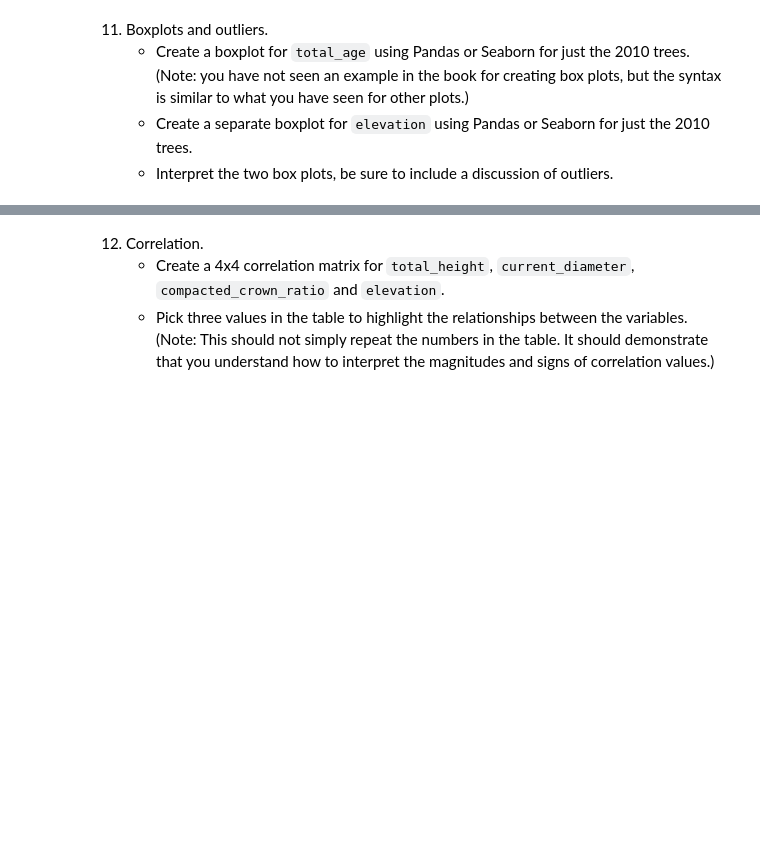
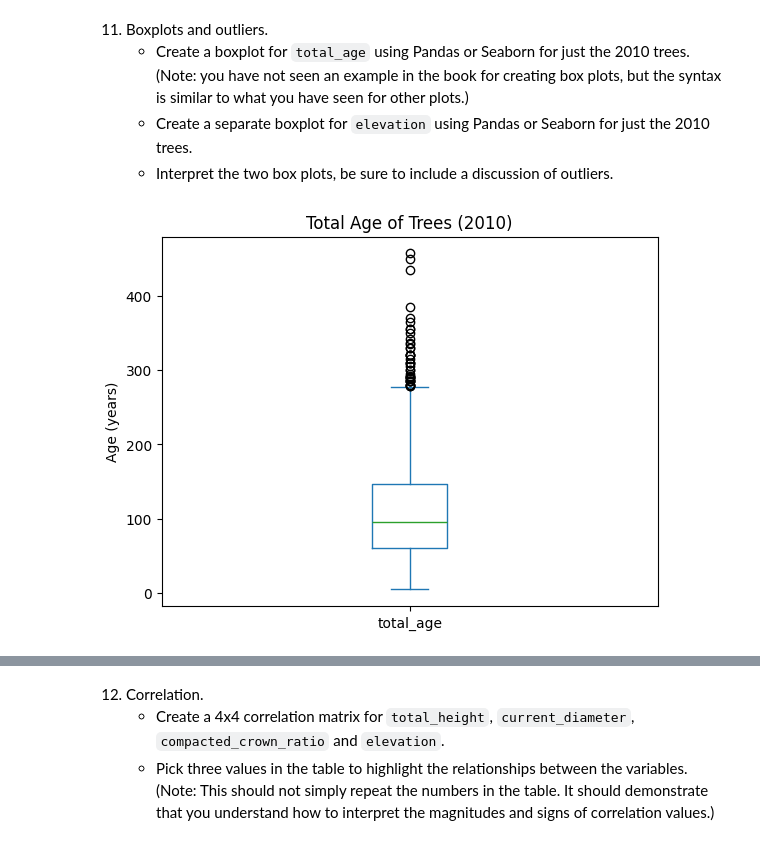
Before and after one commit to arrivingskills/da, a Jupyter notebook: exercises/exercise04.ipynb, the cells around one changed output, grey strips where cells are left out. Cells and saved outputs as stored; diff of their text form; code cells hidden in the pictures; blank space fills up the shorter version.

```diff
--- a/exercises/exercise04.ipynb
+++ b/exercises/exercise04.ipynb
@@ -79,3 +114,11 @@ trees.describe().round(2)
     - Create a boxplot for `total_age` using Pandas or Seaborn for just the 2010 trees. (Note: you have not seen an example in the book for creating box plots, but the syntax is similar to what you have seen for other plots.)
     - Create a separate boxplot for `elevation` using Pandas or Seaborn for just the 2010 trees.
     - Interpret the two box plots, be sure to include a discussion of outliers.
+# %%
+trees_2010 = trees[trees.measurement_year == 2010]
+trees_2010['total_age'].plot.box()
+plt.title('Total Age of Trees (2010)')
+plt.ylabel('Age (years)')
+plt.show()
+# %% [output]
+[figure, added]
```
Also changed, not shown: parts of 22 cells of this notebook, 6 other files.
